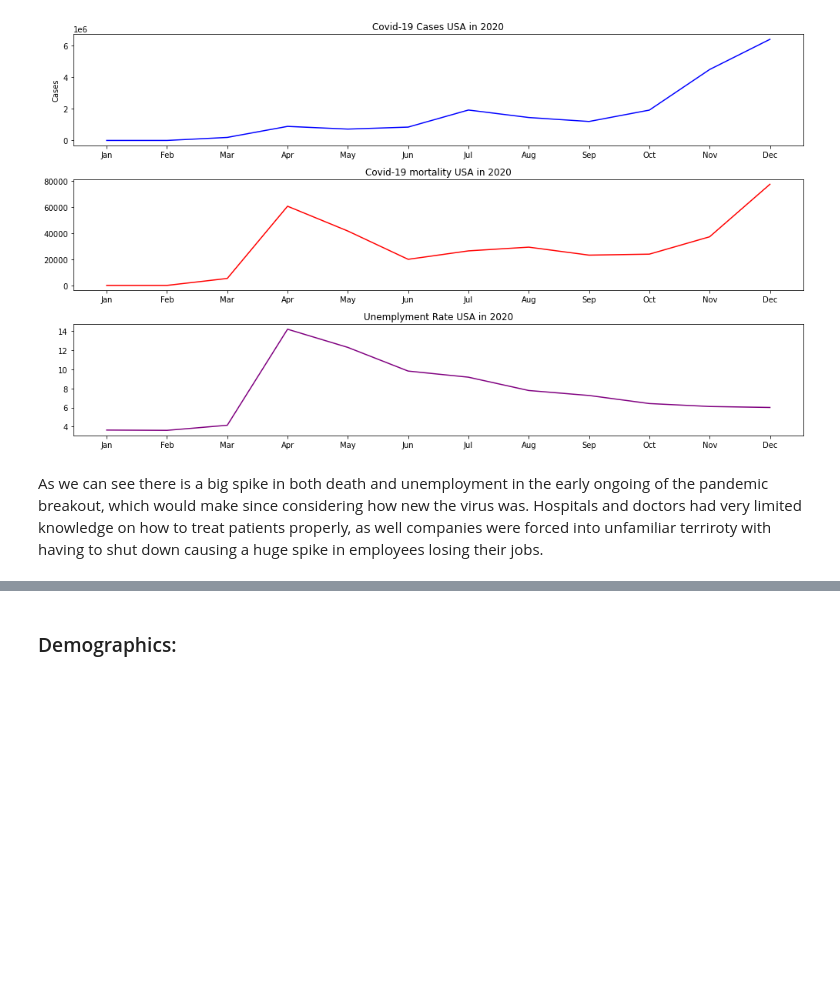
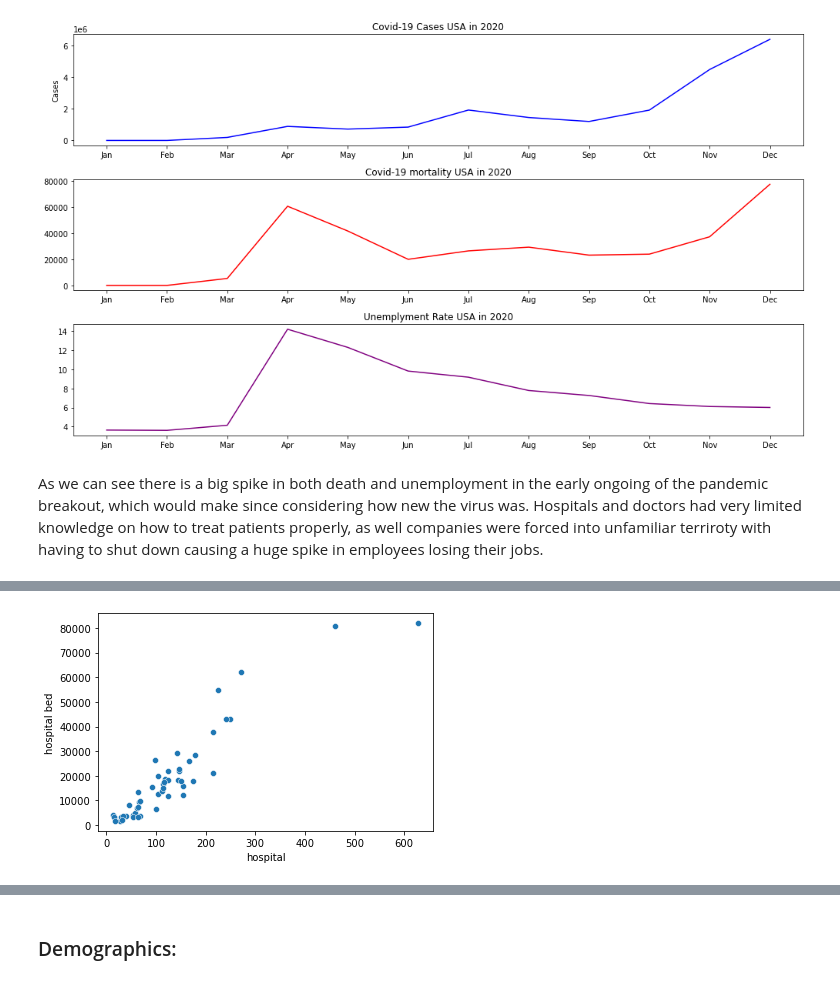
Before and after one commit to mrhartnett10/Covid19-Clustering-Demographic-Analysis-Group-Project, a Jupyter notebook: MH-YH-EDA-Combo.ipynb, the cells around one changed output, grey strips where cells are left out. Saved outputs shown, nothing was run; the diff lists cells and outputs as text; code cells hidden in the pictures; blank space fills up the shorter version.

```diff
--- a/MH-YH-EDA-Combo.ipynb
+++ b/MH-YH-EDA-Combo.ipynb
@@ -185,0 +309,5 @@ As we can see there is a big spike in both death and unemployment in the early o
+# %%
+#Setting the new dataframes columns with appropriate names
+
+for column in pct_distances.columns:
+    pct_distances.rename(columns = {column : new_names[int(column)]}, inplace = True)
@@ -185,0 +323,25 @@ As we can see there is a big spike in both death and unemployment in the early o
+# %%
+#Identifying states that had unemployment changes greater than 2 SD from the mean change
+
+crit_states = [column for column in pct_distances.columns if any(j >= 2 for j in pct_distances[column])]
+# %%
+#Creating a list that will binarize the states into high-risk and not high-risk
+
+high_risk = []
+
+for i in pct_distances.columns:
+    if i in crit_states:
+        high_risk.append(1)
+    else:
+        high_risk.append(0)
+# %%
+#Adding high_risk column to the socioeconomic dataframe
+
+df['high_risk'] = high_risk
+# %%
+#Before I keep hospital beds and hospital columns in my dataset,
+#I want to check if theu are correlated, so I only keep one
+
+sns.scatterplot(x = df['hospital'], y = df['hospital bed']);
+# %% [output]
+[figure, added]
```
Also changed, not shown: parts of 34 cells of this notebook.
